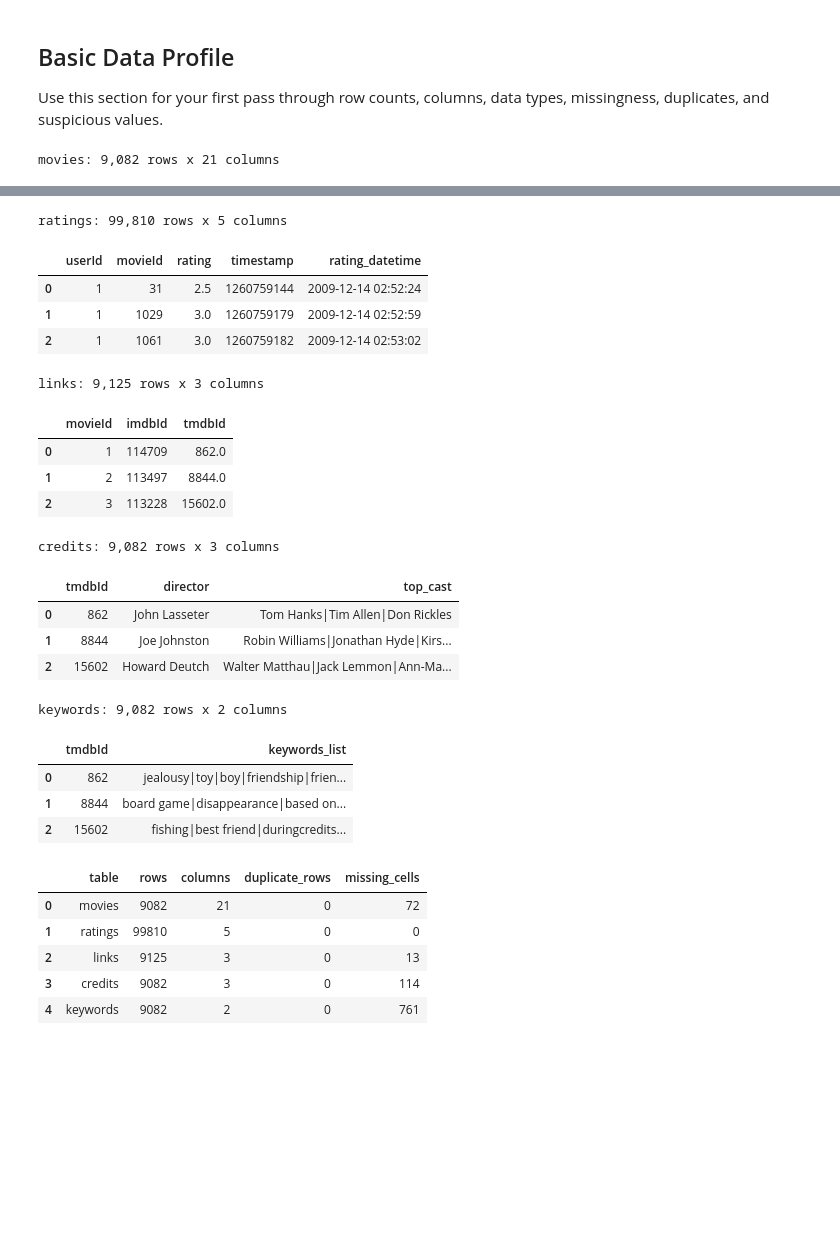
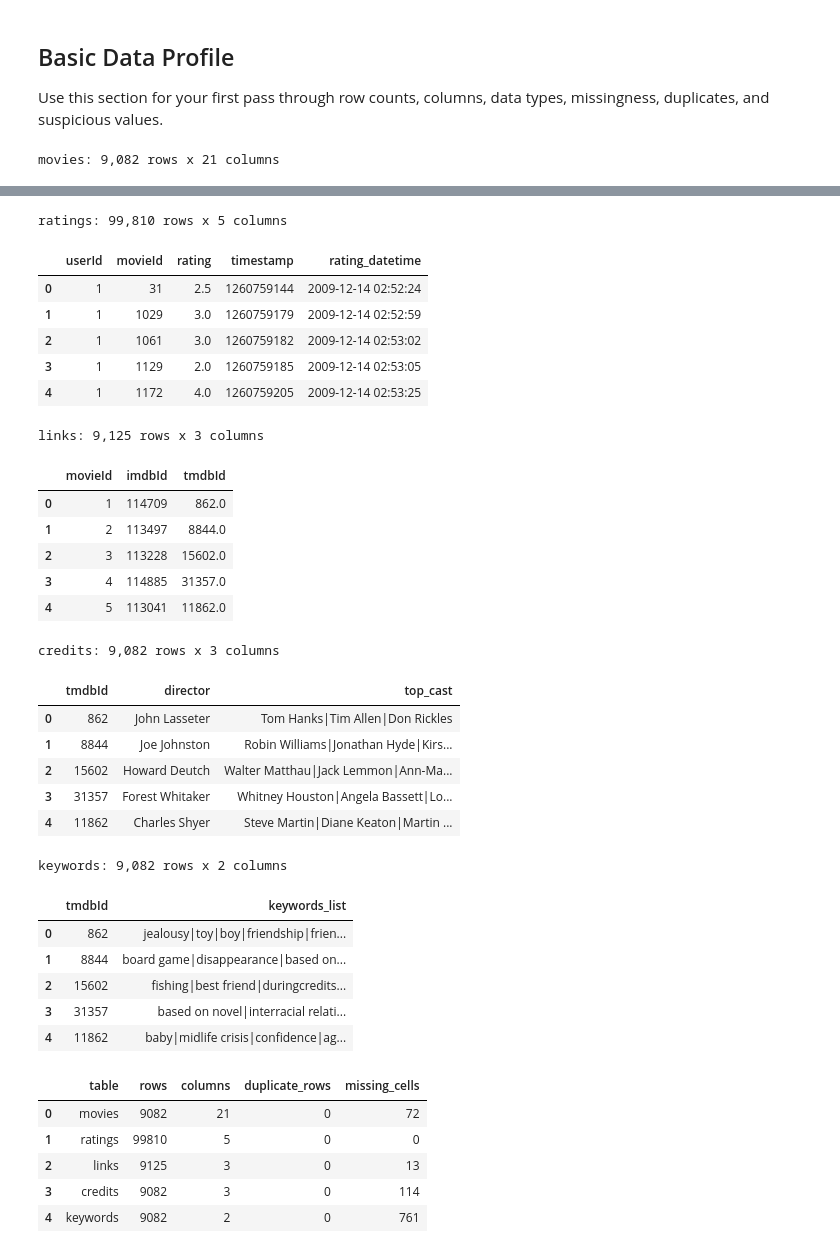
Before and after one commit to utsahenry/ban6003-project-option-1-movies-henry-ha, a Jupyter notebook: notebooks/movies_project_starter.ipynb, the cells around one changed output, grey strips where cells are left out. Saved outputs shown, nothing was run; the diff lists cells and outputs as text; code cells hidden in the pictures; blank space fills up the shorter version.

```diff
--- a/notebooks/movies_project_starter.ipynb
+++ b/notebooks/movies_project_starter.ipynb
@@ -60,7 +60,7 @@ Use this section for your first pass through row counts, columns, data types, mi
 # %%
 for name, df in tables.items():
     print(f'\n{name}: {df.shape[0]:,} rows x {df.shape[1]:,} columns')
-    display(df.head(3))
+    display(df.head())
 # %% [output]
 movies: 9,082 rows x 21 columns
 |  | movieId | tmdbId | imdb_id | title | original_title | original_language | release_date | runtime | budget | ... |
@@ -70,23 +72,31 @@ movies: 9,082 rows x 21 columns
 ratings: 99,810 rows x 5 columns
 |  | userId | movieId | rating | timestamp | rating_datetime |
 | 0 | 1 | 31 | 2.5 | 1260759144 | 2009-12-14 02:52:24 |
 | 1 | 1 | 1029 | 3.0 | 1260759179 | 2009-12-14 02:52:59 |
 | 2 | 1 | 1061 | 3.0 | 1260759182 | 2009-12-14 02:53:02 |
+| 3 | 1 | 1129 | 2.0 | 1260759185 | 2009-12-14 02:53:05 |
+| 4 | 1 | 1172 | 4.0 | 1260759205 | 2009-12-14 02:53:25 |
 links: 9,125 rows x 3 columns
 |  | movieId | imdbId | tmdbId |
 | 0 | 1 | 114709 | 862.0 |
 | 1 | 2 | 113497 | 8844.0 |
 | 2 | 3 | 113228 | 15602.0 |
+| 3 | 4 | 114885 | 31357.0 |
+| 4 | 5 | 113041 | 11862.0 |
 credits: 9,082 rows x 3 columns
 |  | tmdbId | director | top_cast |
 | 0 | 862 | John Lasseter | Tom Hanks|Tim Allen|Don Rickles |
 | 1 | 8844 | Joe Johnston | Robin Williams|Jonathan Hyde|Kirs... |
 | 2 | 15602 | Howard Deutch | Walter Matthau|Jack Lemmon|Ann-Ma... |
+| 3 | 31357 | Forest Whitaker | Whitney Houston|Angela Bassett|Lo... |
+| 4 | 11862 | Charles Shyer | Steve Martin|Diane Keaton|Martin ... |
 keywords: 9,082 rows x 2 columns
 |  | tmdbId | keywords_list |
 | 0 | 862 | jealousy|toy|boy|friendship|frien... |
 | 1 | 8844 | board game|disappearance|based on... |
 | 2 | 15602 | fishing|best friend|duringcredits... |
+| 3 | 31357 | based on novel|interracial relati... |
+| 4 | 11862 | baby|midlife crisis|confidence|ag... |
 # %%
 profile_rows = []
 for name, df in tables.items():
```
Also changed, not shown: parts of 8 cells of this notebook.
